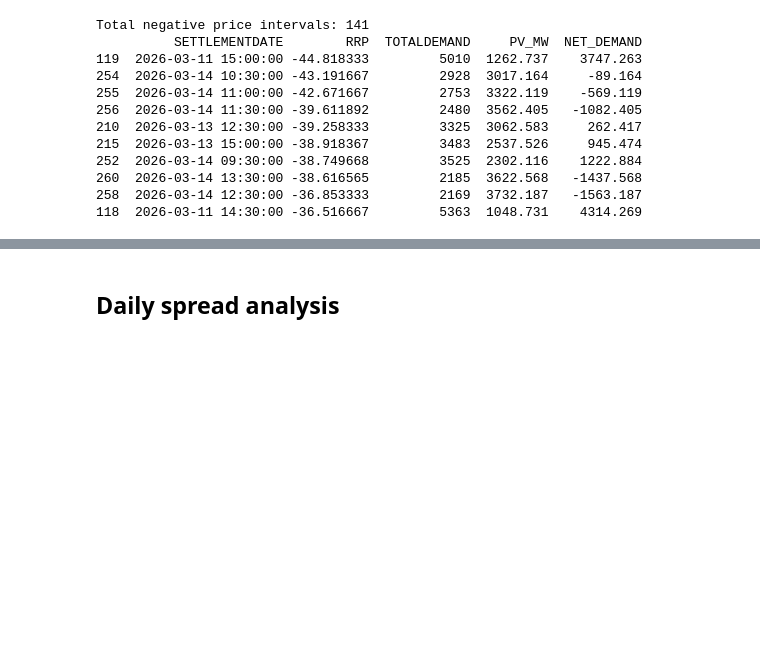
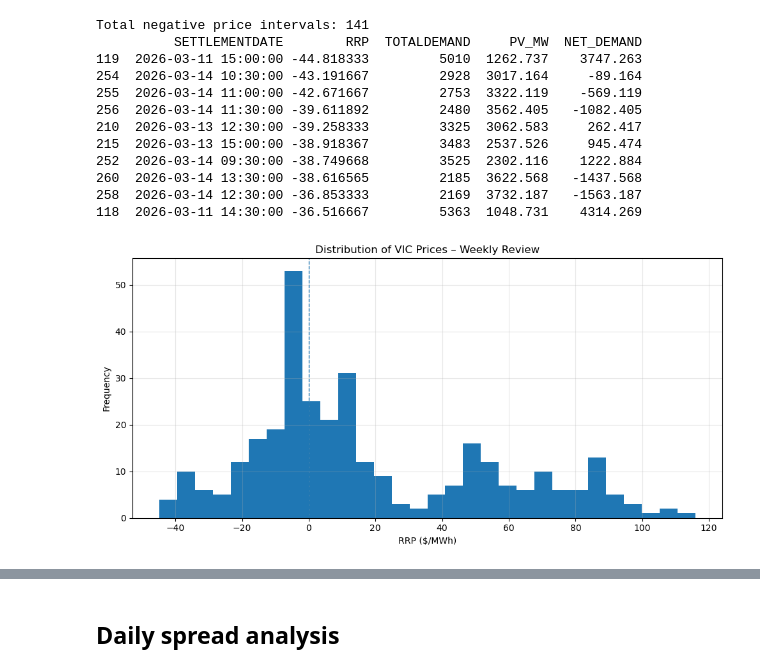
Before and after one commit to Vivekarya05/bess_trading_assessment, a Jupyter notebook: notebooks/02_Excerise_2_Weekly_BESS_market.ipynb, the cells around one changed output, grey strips where cells are left out. Saved outputs shown, nothing was run; the diff lists cells and outputs as text; code cells hidden in the pictures; blank space fills up the shorter version.

```diff
--- a/notebooks/02_Excerise_2_Weekly_BESS_market.ipynb
+++ b/notebooks/02_Excerise_2_Weekly_BESS_market.ipynb
@@ -42,3 +42,16 @@ Total negative price intervals: 141
 260  2026-03-14 13:30:00 -38.616565         2185  3622.568   -1437.568
 258  2026-03-14 12:30:00 -36.853333         2169  3732.187   -1563.187
 118  2026-03-11 14:30:00 -36.516667         5363  1048.731    4314.269
+# %%
+# --- Weekly price distribution ---
+plt.figure(figsize=(10, 5))
+plt.hist(weekly_df["RRP"], bins=30)
+plt.axvline(0, linestyle="--", linewidth=1)
+plt.xlabel("RRP ($/MWh)")
+plt.ylabel("Frequency")
+plt.title("Distribution of VIC Prices – Weekly Review")
+plt.grid(alpha=0.3)
+plt.tight_layout()
+plt.show()
+# %% [output]
+[figure, added]
```
Also changed, not shown: parts of 7 cells of this notebook, 13 other files.
